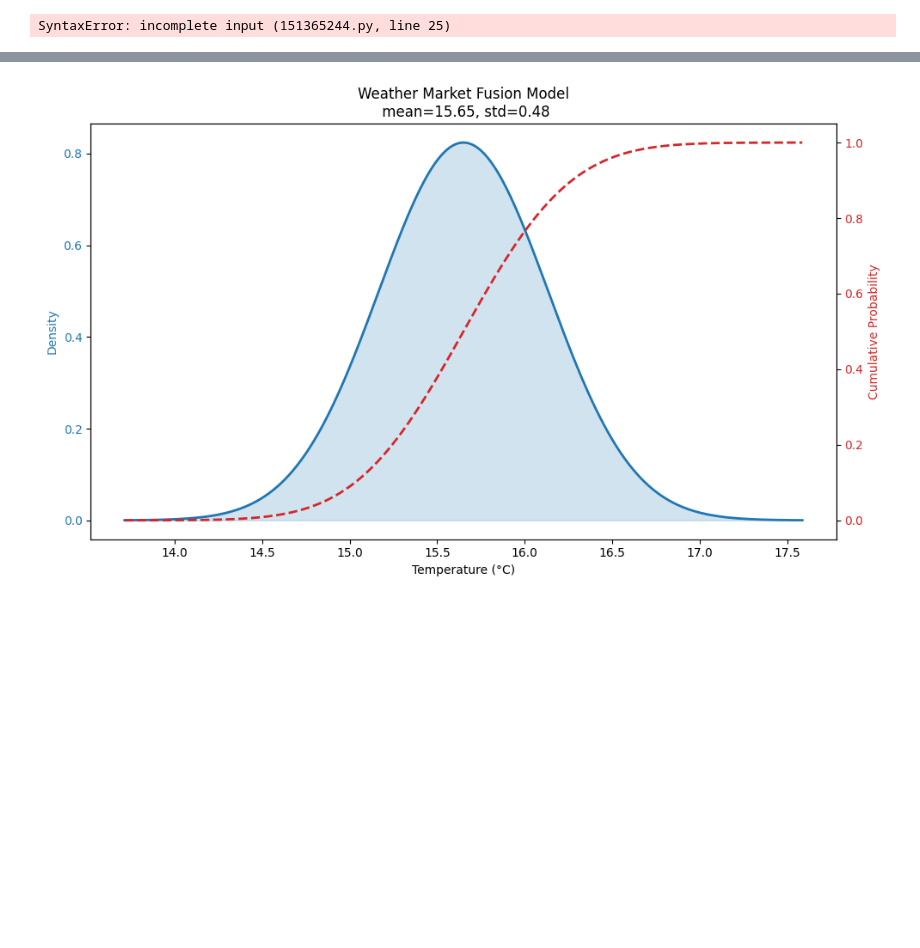
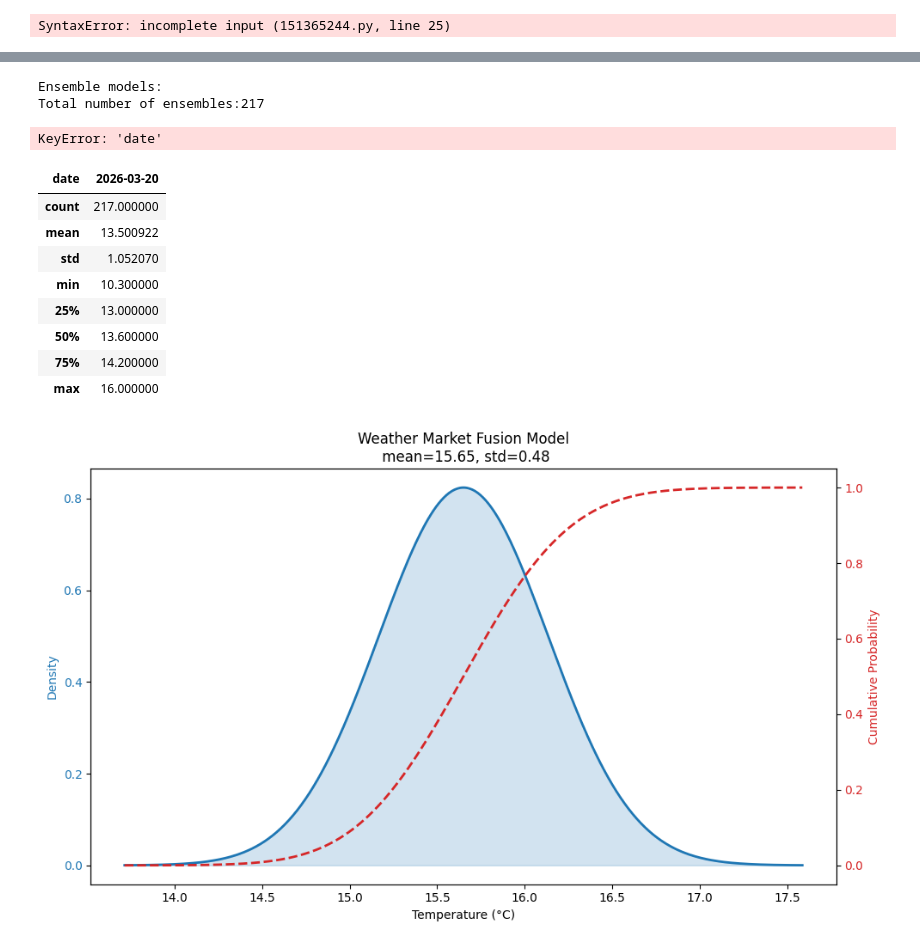
Before and after one commit to emanuel-gf/global-temp-anomaly---daily-max-nasa-esa-era5, a Jupyter notebook: daily_max_temp/forecast/check.ipynb, the cells around one changed output, grey strips where cells are left out. Drawn from its saved outputs; the diff is of its cells as text; code cells hidden in the pictures; blank space fills up the shorter version.

```diff
--- a/daily_max_temp/forecast/check.ipynb
+++ b/daily_max_temp/forecast/check.ipynb
@@ -223,0 +269,38 @@ SyntaxError: incomplete input (151365244.py, line 25)
+# %%
+# 1. Isolate the row for the specific date
+analysis_day = "2026-03-20"
+ensemble_members = (df_ens.loc[df_ens['date']==analysis_day]).set_index('date') #df
+
+
+
+bin_min = math.floor(ensemble_members.values.reshape(-1).min())
+bin_max = math.ceil(ensemble_members.values.reshape(-1).max())
+hist, bin_edges = np.histogram(ensemble_members.values.reshape(-1),
+                                bins = abs(bin_min - bin_max),
+                                range=(
+                                    bin_min,bin_max
+                                )
+                                )
+
+print("Ensemble models:")
+print(f"Total number of ensembles:{len(df_ens.columns)-1}")
+df_print = (df_ens.loc[df_ens['date']==analysis_day]).set_index('date').T.describe()
+
+for i, row in df_print.iterrows():
+        print(f"{i} | {row[analysis_day]:.2f}")
+# %% [output]
+Ensemble models:
+Total number of ensembles:217
+KeyError: 'date'
+# %%
+(df_ens.loc[df_ens['date']==analysis_day]).set_index('date').T.describe()
+# %% [output]
+| date | 2026-03-20 |
+| count | 217.000000 |
+| mean | 13.500922 |
+| std | 1.052070 |
+| min | 10.300000 |
+| 25% | 13.000000 |
+| 50% | 13.600000 |
+| 75% | 14.200000 |
+| max | 16.000000 |
```
Also changed, not shown: parts of 11 cells of this notebook.
